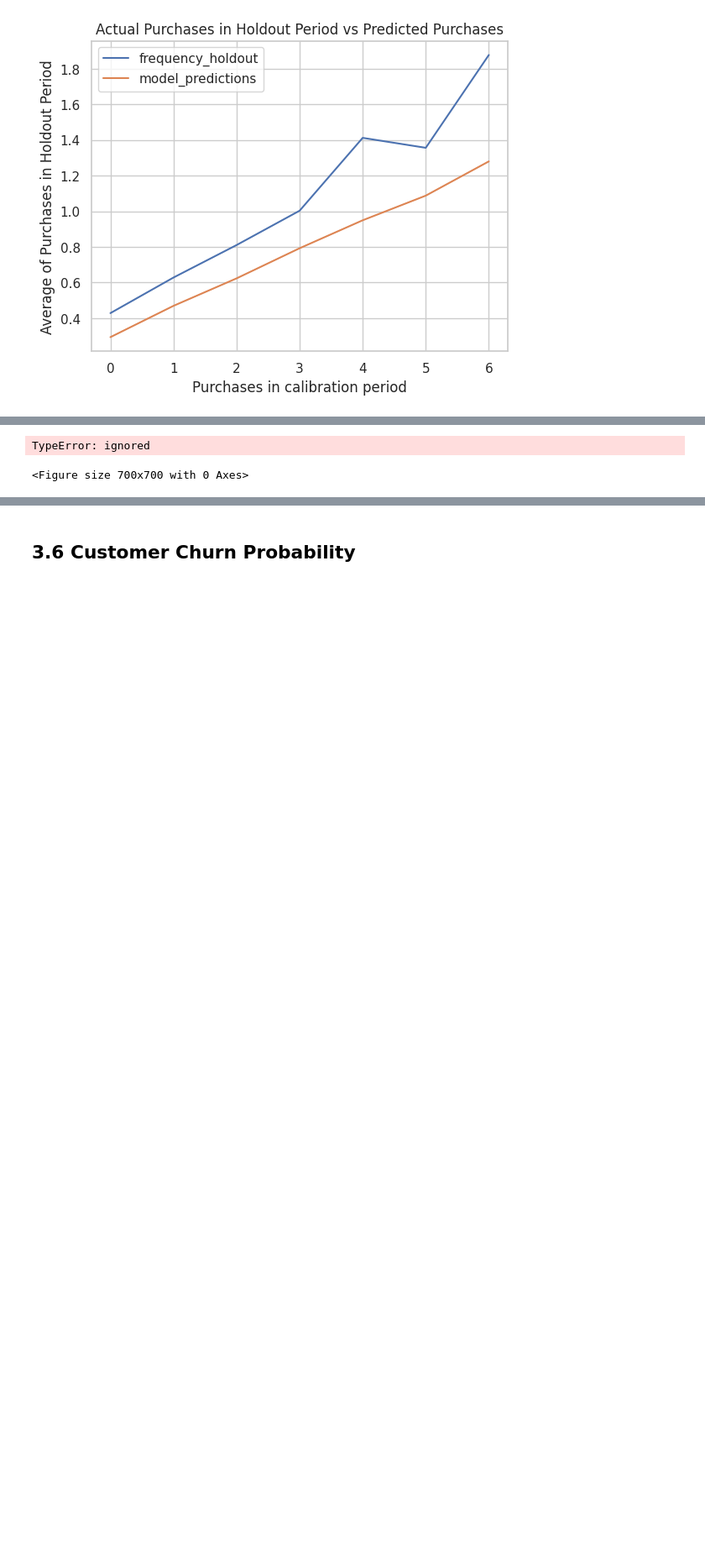
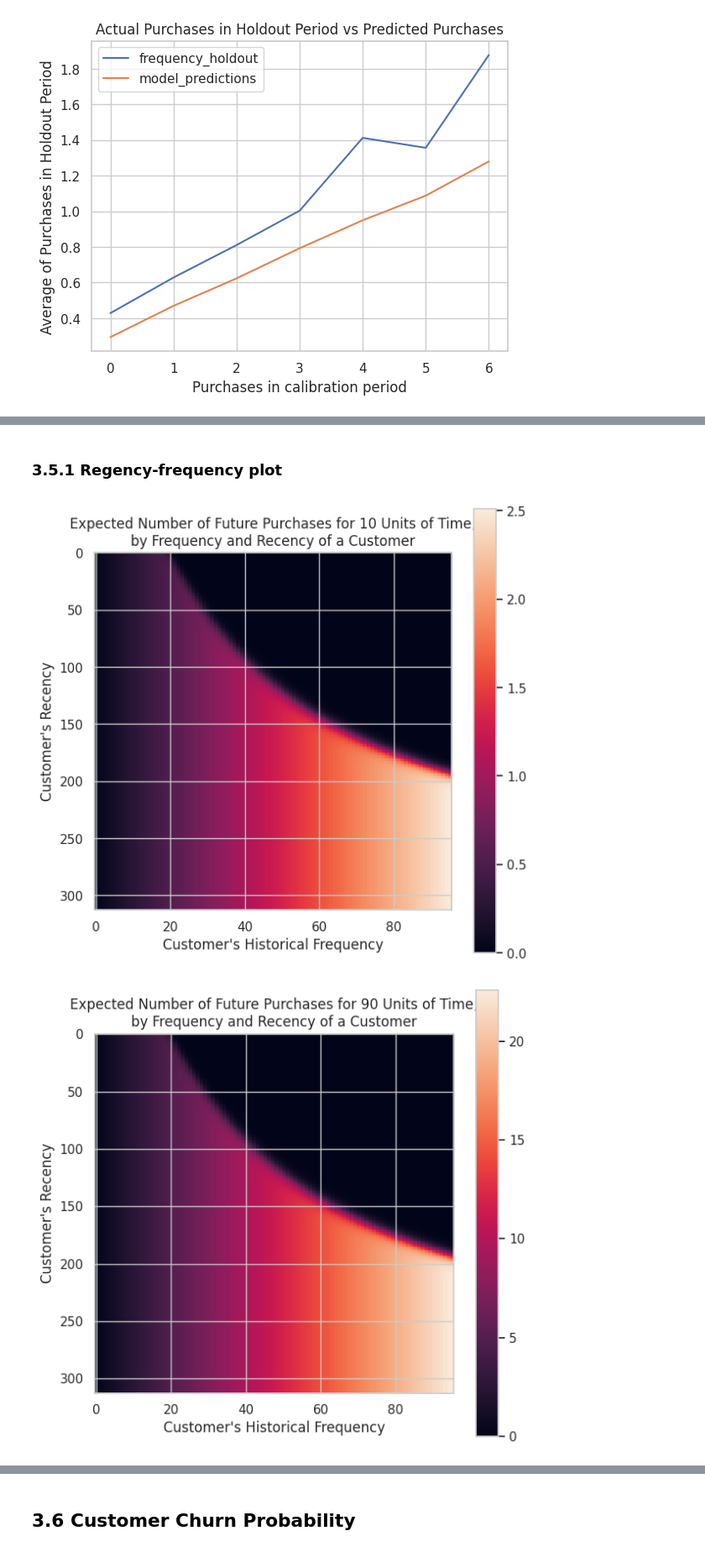
Before and after one commit to Nayoung-young/prj-ecommerce-ltv, a Jupyter notebook: e_commerce_LTV.ipynb, the cells around one changed output, grey strips where cells are left out. Shown at 84% size. Saved outputs shown, nothing was run; the diff lists cells and outputs as text; code cells hidden in the pictures; blank space fills up the shorter version.

```diff
--- a/e_commerce_LTV.ipynb
+++ b/e_commerce_LTV.ipynb
@@ -986,19 +896,19 @@ plot_calibration_purchases_vs_holdout_purchases(BGF, df_ch);
+# %% [markdown]
+### 3.5.1 Regency-frequency plot
 # %%
 # helper function: plot expected number of future purchases a customer with
 #    frequency f and recency r will make in forecast period
 
 def plot_freq_rec(t):
     fig = plt.figure(figsize=(7, 7))
     plot_frequency_recency_matrix(
             model = BGF,
-            T = t,
-            max_frequency = max_freq,
-            max_recency = max_rec);
+            T = t);
 
 
 # call plotter function for different forecast periods:
 tFC = [10, 90]
 _ = [plot_freq_rec(t) for t in tFC]
 # %% [output]
-TypeError: ignored
-<Figure size 700x700 with 0 Axes>
+[figure, added]
+[figure, added]
```
Also changed, not shown: parts of 47 cells of this notebook.
